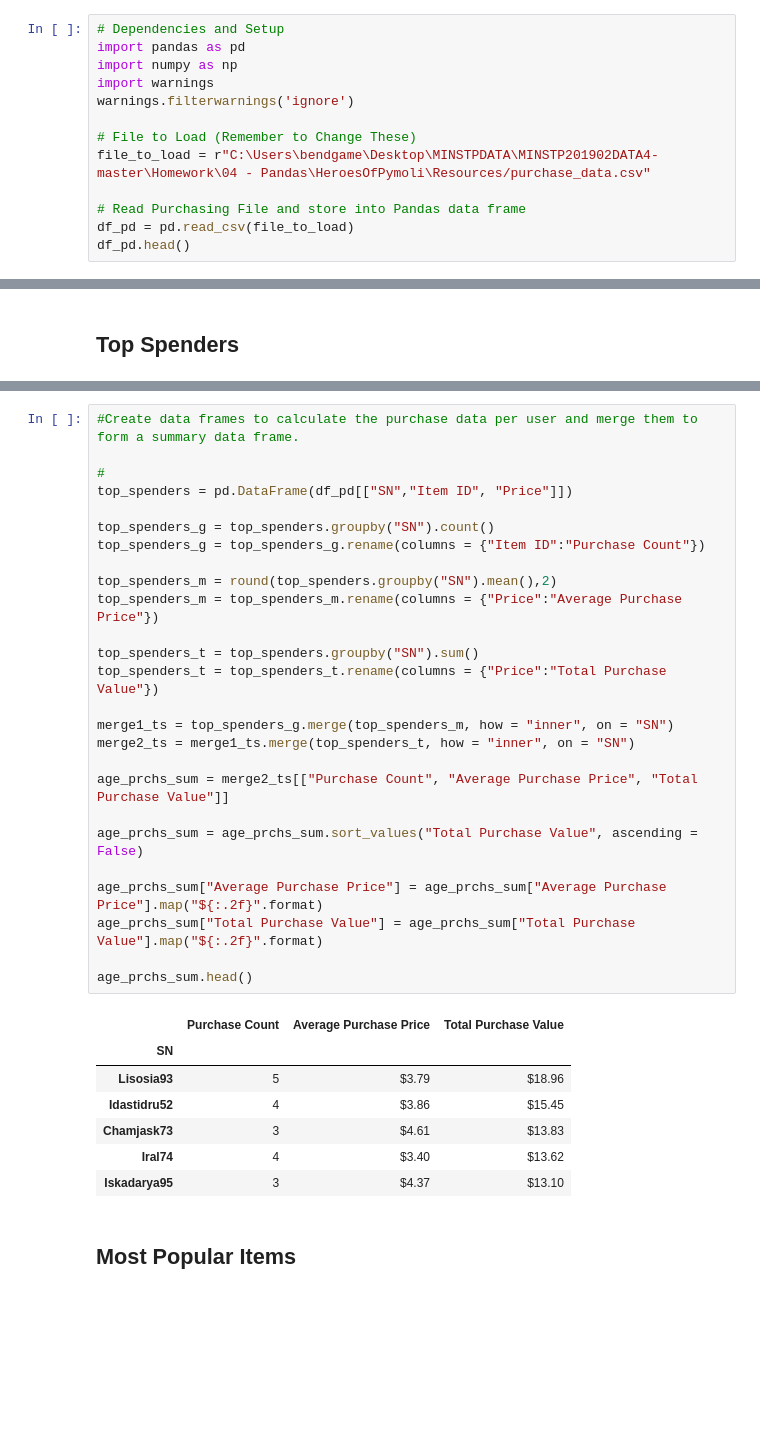
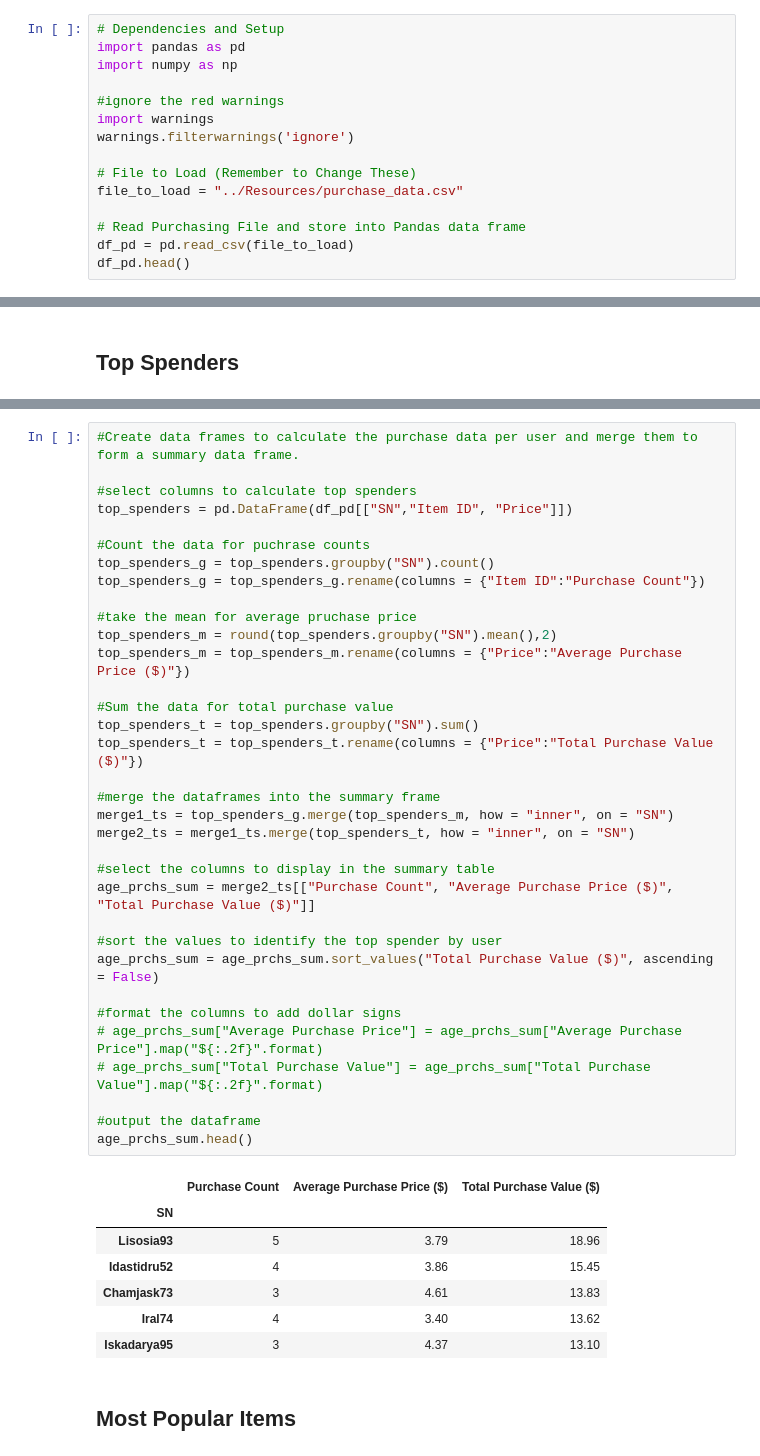
Before and after one commit to bendgame/BootCamp_hw4, a Jupyter notebook: Eric_Kleppen_hw4_Heroes_of_pymoli.ipynb, the cells around one changed output, grey strips where cells are left out. Drawn from its saved outputs; the diff is of its cells as text; blank space fills up the shorter version.

```diff
--- a/Eric_Kleppen_hw4_Heroes_of_pymoli.ipynb
+++ b/Eric_Kleppen_hw4_Heroes_of_pymoli.ipynb
@@ -11,11 +17,13 @@
 # Dependencies and Setup
 import pandas as pd
 import numpy as np
+
+#ignore the red warnings
 import warnings
 warnings.filterwarnings('ignore')
 
 # File to Load (Remember to Change These)
-file_to_load = r"C:\Users\bendgame\Desktop\MINSTPDATA\MINSTP201902DATA4-master\Homework\04 - Pandas\HeroesOfPymoli\Resources/purchase_data.csv"
+file_to_load = "../Resources/purchase_data.csv"
 
 # Read Purchasing File and store into Pandas data frame
 df_pd = pd.read_csv(file_to_load)
@@ -232,36 +247,44 @@ age_prchs_sum
 # %%
 #Create data frames to calculate the purchase data per user and merge them to form a summary data frame.
 
-#
+#select columns to calculate top spenders
 top_spenders = pd.DataFrame(df_pd[["SN","Item ID", "Price"]])
 
+#Count the data for puchrase counts
 top_spenders_g = top_spenders.groupby("SN").count()
 top_spenders_g = top_spenders_g.rename(columns = {"Item ID":"Purchase Count"})
 
+#take the mean for average pruchase price
 top_spenders_m = round(top_spenders.groupby("SN").mean(),2)
-top_spenders_m = top_spenders_m.rename(columns = {"Price":"Average Purchase Price"})
+top_spenders_m = top_spenders_m.rename(columns = {"Price":"Average Purchase Price ($)"})
 
+#Sum the data for total purchase value
 top_spenders_t = top_spenders.groupby("SN").sum()
-top_spenders_t = top_spenders_t.rename(columns = {"Price":"Total Purchase Value"})
+top_spenders_t = top_spenders_t.rename(columns = {"Price":"Total Purchase Value ($)"})
 
+#merge the dataframes into the summary frame
 merge1_ts = top_spenders_g.merge(top_spenders_m, how = "inner", on = "SN")
 merge2_ts = merge1_ts.merge(top_spenders_t, how = "inner", on = "SN")
 
-age_prchs_sum = merge2_ts[["Purchase Count", "Average Purchase Price", "Total Purchase Value"]]
+#select the columns to display in the summary table
+age_prchs_sum = merge2_ts[["Purchase Count", "Average Purchase Price ($)", "Total Purchase Value ($)"]]
 
-age_prchs_sum = age_prchs_sum.sort_values("Total Purchase Value", ascending = False)
+#sort the values to identify the top spender by user
+age_prchs_sum = age_prchs_sum.sort_values("Total Purchase Value ($)", ascending = False)
 
-age_prchs_sum["Average Purchase Price"] = age_prchs_sum["Average Purchase Price"].map("${:.2f}".format)
-age_prchs_sum["Total Purchase Value"] = age_prchs_sum["Total Purchase Value"].map("${:.2f}".format)
+#format the columns to add dollar signs
+# age_prchs_sum["Average Purchase Price"] = age_prchs_sum["Average Purchase Price"].map("${:.2f}".format)
+# age_prchs_sum["Total Purchase Value"] = age_prchs_sum["Total Purchase Value"].map("${:.2f}".format)
 
+#output the dataframe
 age_prchs_sum.head()
 # %% [output]
-|  | Purchase Count | Average Purchase Price | Total Purchase Value |
+|  | Purchase Count | Average Purchase Price ($) | Total Purchase Value ($) |
 | SN |  |  |  |
-| Lisosia93 | 5 | $3.79 | $18.96 |
-| Idastidru52 | 4 | $3.86 | $15.45 |
-| Chamjask73 | 3 | $4.61 | $13.83 |
-| Iral74 | 4 | $3.40 | $13.62 |
-| Iskadarya95 | 3 | $4.37 | $13.10 |
+| Lisosia93 | 5 | 3.79 | 18.96 |
+| Idastidru52 | 4 | 3.86 | 15.45 |
+| Chamjask73 | 3 | 4.61 | 13.83 |
+| Iral74 | 4 | 3.40 | 13.62 |
+| Iskadarya95 | 3 | 4.37 | 13.10 |
 # %% [markdown]
 ## Most Popular Items
```
Also changed, not shown: parts of 23 cells of this notebook.
